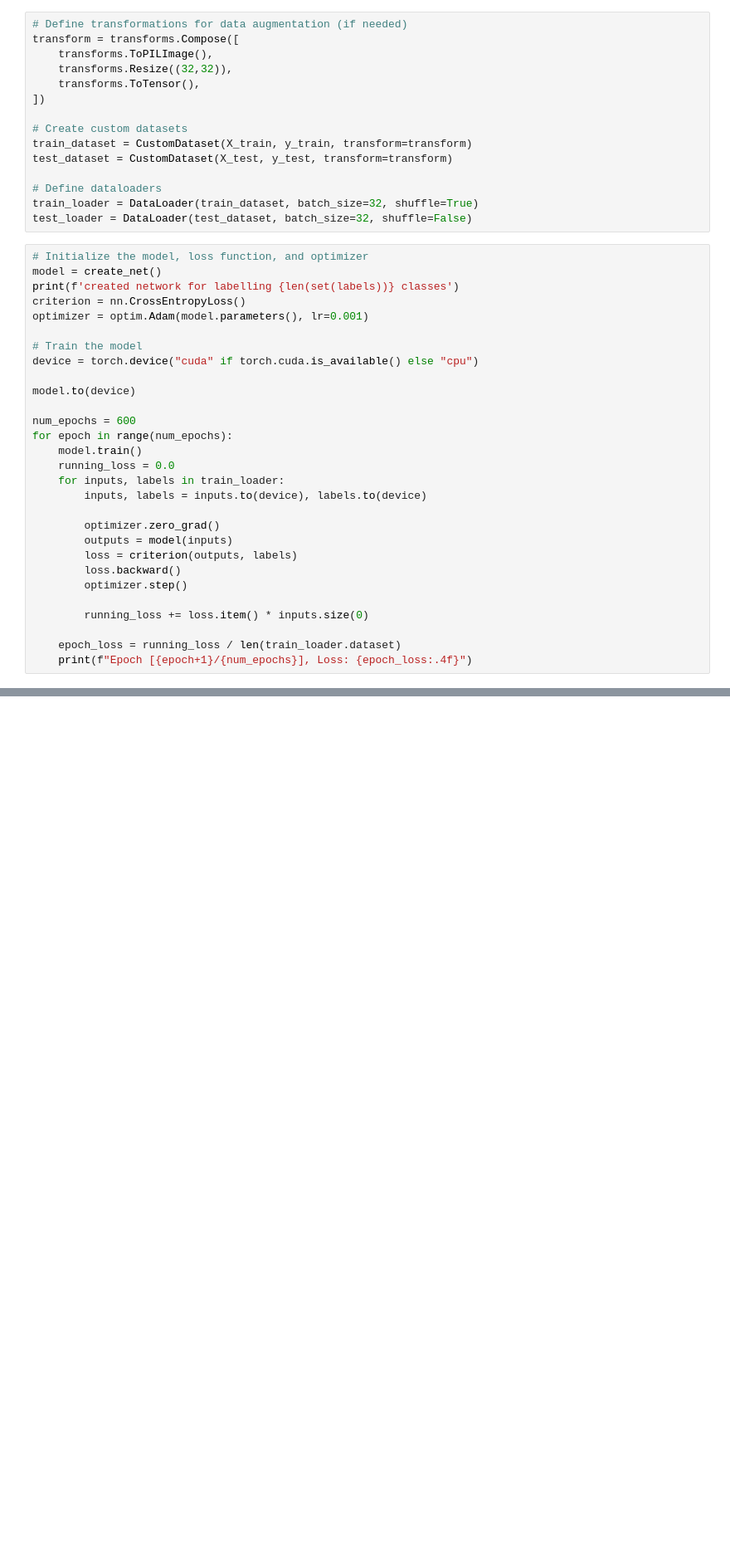
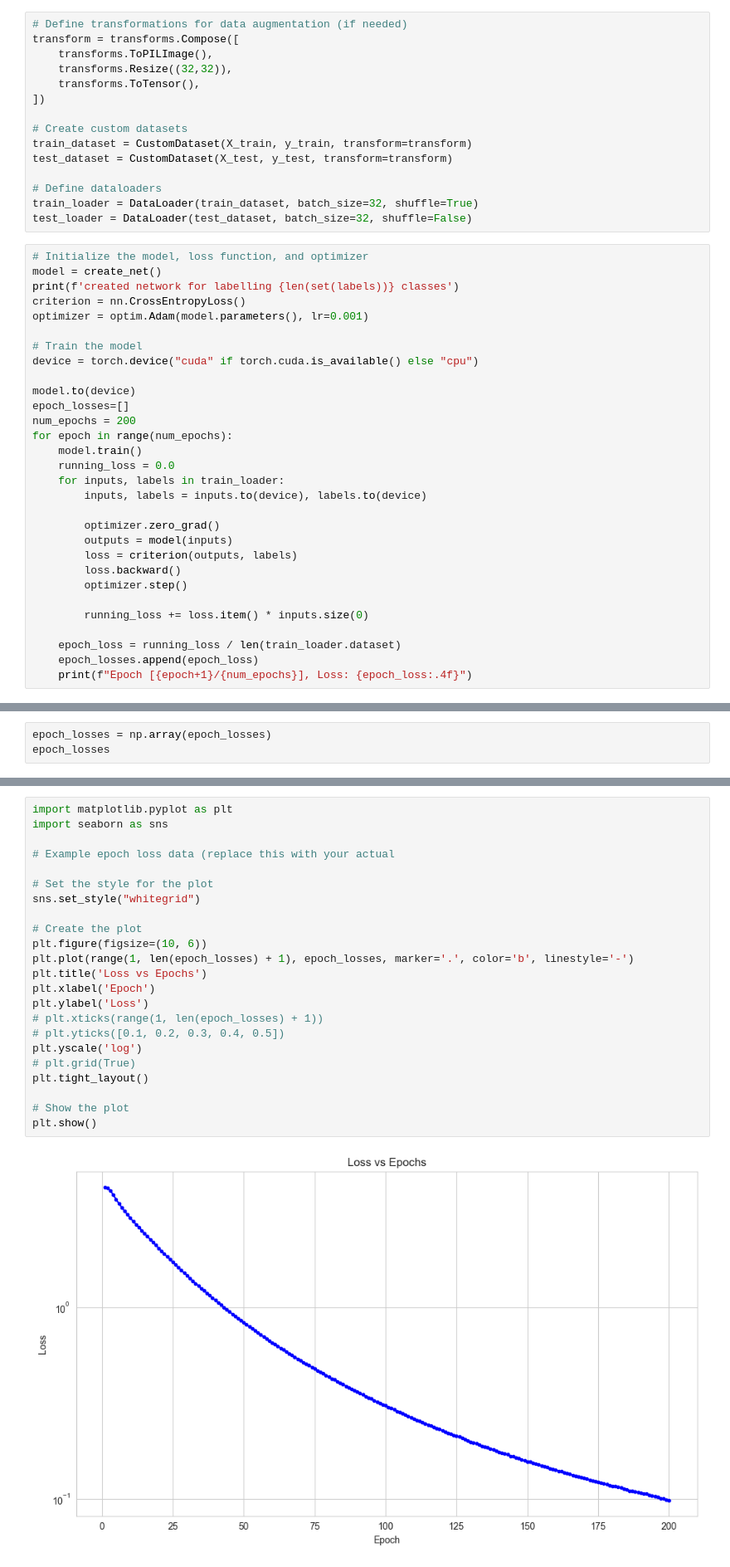
Before and after one commit to wacky9/note2tex, a Jupyter notebook: char_NN_train.ipynb, the cells around one changed output, grey strips where cells are left out. Shown: that part at 83% size. Saved outputs shown, nothing was run; the diff lists cells and outputs as text; blank space fills up the shorter version.

```diff
--- a/char_NN_train.ipynb
+++ b/char_NN_train.ipynb
@@ -119,8 +89,8 @@ optimizer = optim.Adam(model.parameters(), lr=0.001)
 device = torch.device("cuda" if torch.cuda.is_available() else "cpu")
 
 model.to(device)
-
-num_epochs = 600
+epoch_losses=[]
+num_epochs = 200
 for epoch in range(num_epochs):
     model.train()
     running_loss = 0.0
@@ -136,6 +106,7 @@ for epoch in range(num_epochs):
         running_loss += loss.item() * inputs.size(0)
 
     epoch_loss = running_loss / len(train_loader.dataset)
+    epoch_losses.append(epoch_loss)
     print(f"Epoch [{epoch+1}/{num_epochs}], Loss: {epoch_loss:.4f}")
 # %% [output]
 created network for labelling 70 classes
@@ -158,0 +129,3 @@ KeyboardInterrupt:
+# %%
+epoch_losses = np.array(epoch_losses)
+epoch_losses
@@ -159,3 +150,28 @@ KeyboardInterrupt:
+# %%
+import matplotlib.pyplot as plt
+import seaborn as sns
+
+# Example epoch loss data (replace this with your actual
+
+# Set the style for the plot
+sns.set_style("whitegrid")
+
+# Create the plot
+plt.figure(figsize=(10, 6))
+plt.plot(range(1, len(epoch_losses) + 1), epoch_losses, marker='.', color='b', linestyle='-')
+plt.title('Loss vs Epochs')
+plt.xlabel('Epoch')
+plt.ylabel('Loss')
+# plt.xticks(range(1, len(epoch_losses) + 1))
+# plt.yticks([0.1, 0.2, 0.3, 0.4, 0.5])
+plt.yscale('log')
+# plt.grid(True)
+plt.tight_layout()
+
+# Show the plot
+plt.show()
+# %% [output]
+[figure, added]
 # %%
 # Evaluate the model
 model.eval()
```
Also changed, not shown: parts of 5 cells of this notebook, 9 other files.
